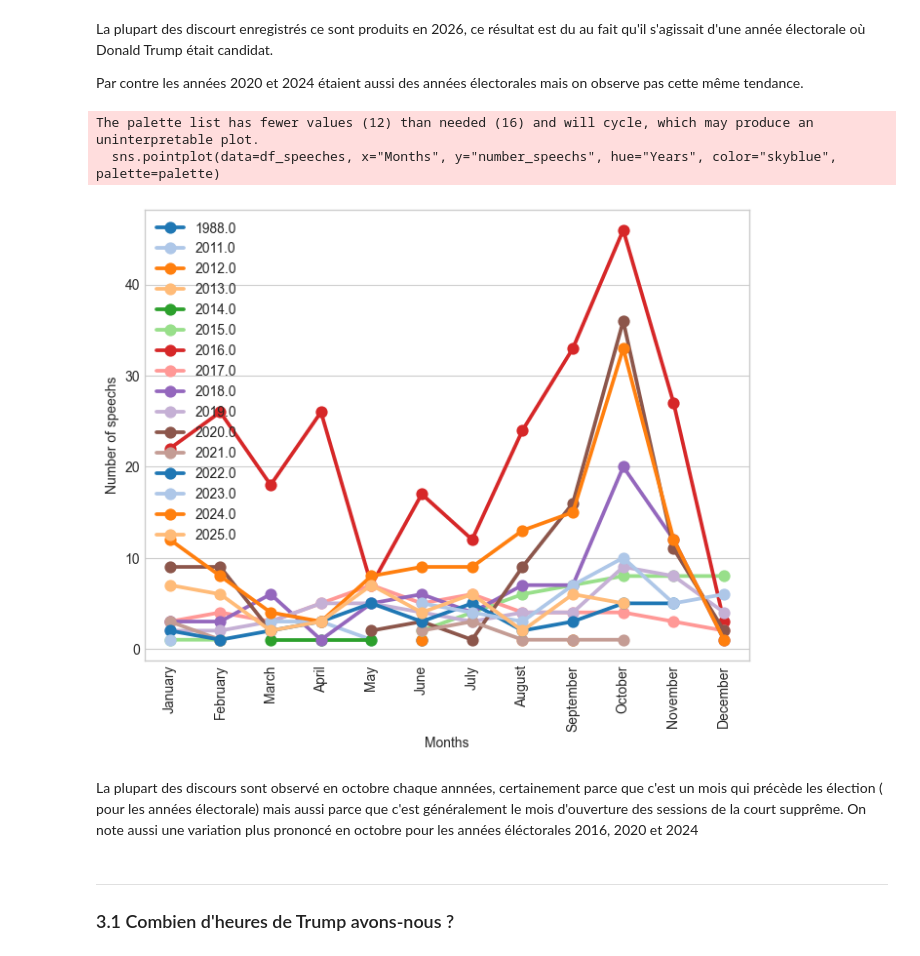
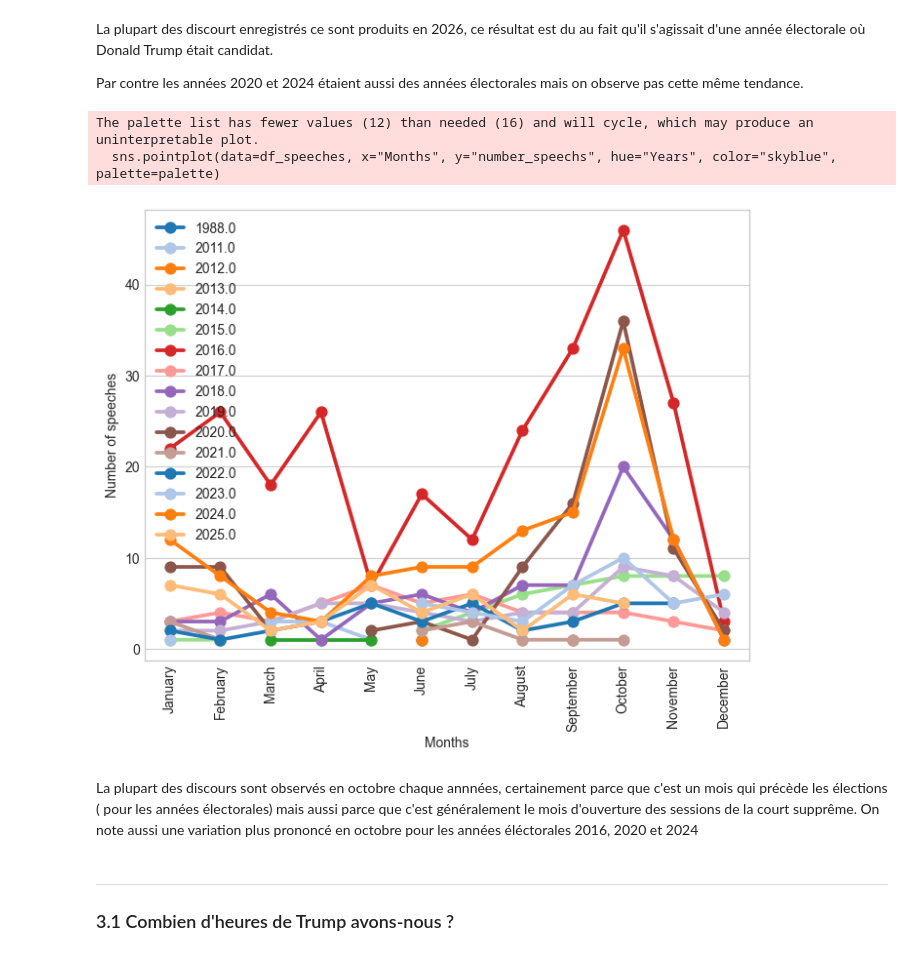
Before and after one commit to NgrimaldiN/Getting-in-Trump-s-Head, a Jupyter notebook: notebooks/Final_Notebook.ipynb, the cells around one changed output. Saved outputs shown, nothing was run; the diff lists cells and outputs as text; code cells hidden in the pictures.

```diff
--- a/notebooks/Final_Notebook.ipynb
+++ b/notebooks/Final_Notebook.ipynb
@@ -158,30 +158,30 @@ Par contre les années 2020 et 2024 étaient aussi des années électorales mais
 # %%
 df_speeches["number_speechs"]=df_speeches.groupby(["Years", "Months"])["id"].transform("count")
 
 month_order = [
     "January", "February", "March", "April", "May", "June",
     "July", "August", "September", "October", "November", "December"
 ]
 palette = sns.color_palette("tab20", n_colors=len(month_order))
 
 df_speeches["Months"] = pd.Categorical(
     df_speeches["Months"],
     categories=month_order,
     ordered=True
 )
+# Visualisation du nombre de discours par mois et par année
+plt.figure(figsize=[8, 6])
+sns.pointplot(data=df_speeches, x="Months", y="number_speechs", hue="Years", color="skyblue", palette=palette)
+plt.ylabel("Number of speeches")
+plt.legend(loc='upper left')
+plt.xticks(rotation=90)
+plt.show()
+# %% [output]
+The palette list has fewer values (12) than needed (16) and will cycle, which may produce an uninterpretable plot.
+  sns.pointplot(data=df_speeches, x="Months", y="number_speechs", hue="Years", color="skyblue", palette=palette)
+[figure, added]
-# %%
-plt.figure(figsize=[8, 6])
-sns.pointplot(data=df_speeches, x="Months", y="number_speechs", hue="Years", color="skyblue", palette=palette)
-plt.ylabel("Number of speechs")
-plt.legend(loc='upper left')
-plt.xticks(rotation=90)
-plt.show()
-# %% [output]
-The palette list has fewer values (12) than needed (16) and will cycle, which may produce an uninterpretable plot.
-  sns.pointplot(data=df_speeches, x="Months", y="number_speechs", hue="Years", color="skyblue", palette=palette)
-[figure, removed]
 # %% [markdown]
-La plupart des discours sont observé en octobre chaque annnées, certainement parce que c'est un mois qui précède les élection ( pour les années électorale) mais aussi parce que c'est généralement le mois d'ouverture des sessions de la court supprême.
+La plupart des discours sont observés en octobre chaque annnées, certainement parce que c'est un mois qui précède les élections ( pour les années électorales) mais aussi parce que c'est généralement le mois d'ouverture des sessions de la court supprême.
 On note aussi une variation plus prononcé en octobre pour les années éléctorales 2016, 2020 et 2024
 # %% [markdown]
 ---
```
Also changed, not shown: parts of 5 cells of this notebook.
